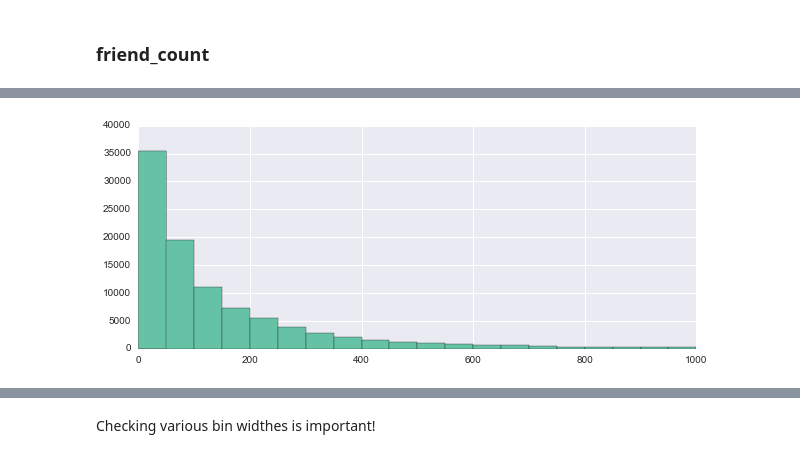
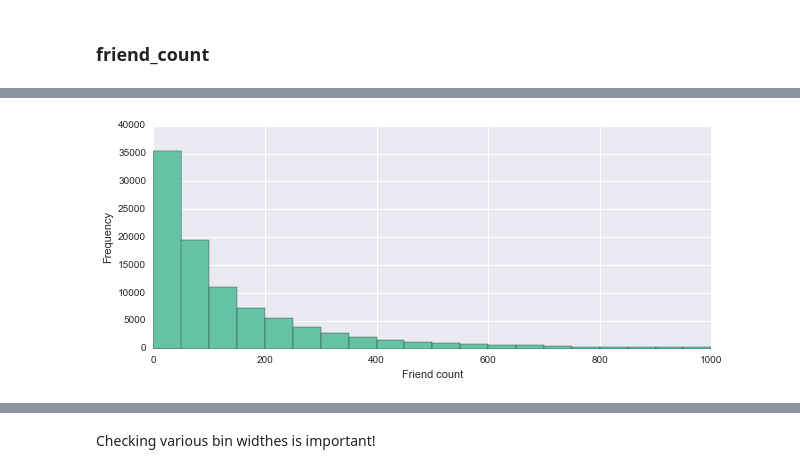
Before and after one commit to tmandzak/EDA_examples, a Jupyter notebook: ExploreOneVariable.ipynb, the cells around one changed output, grey strips where cells are left out. Cells and saved outputs as stored; diff of their text form; code cells hidden in the pictures.

```diff
--- a/ExploreOneVariable.ipynb
+++ b/ExploreOneVariable.ipynb
@@ -49,4 +51,5 @@ g.map(sns.distplot, 'dob_day', bins=31, kde=False)
 # %%
-ax = pf['friend_count'].hist(bins=range(0, 1001, 50), figsize=(10,4))
+_ = pf['friend_count'].plot.hist(bins=range(0, 1001, 50), figsize=(10,4))
+_ = plt.xlabel('Friend count')
 # %% [output]
-[figure, old version]
+[figure, new version]
```
Also changed, not shown: parts of 25 cells of this notebook.
